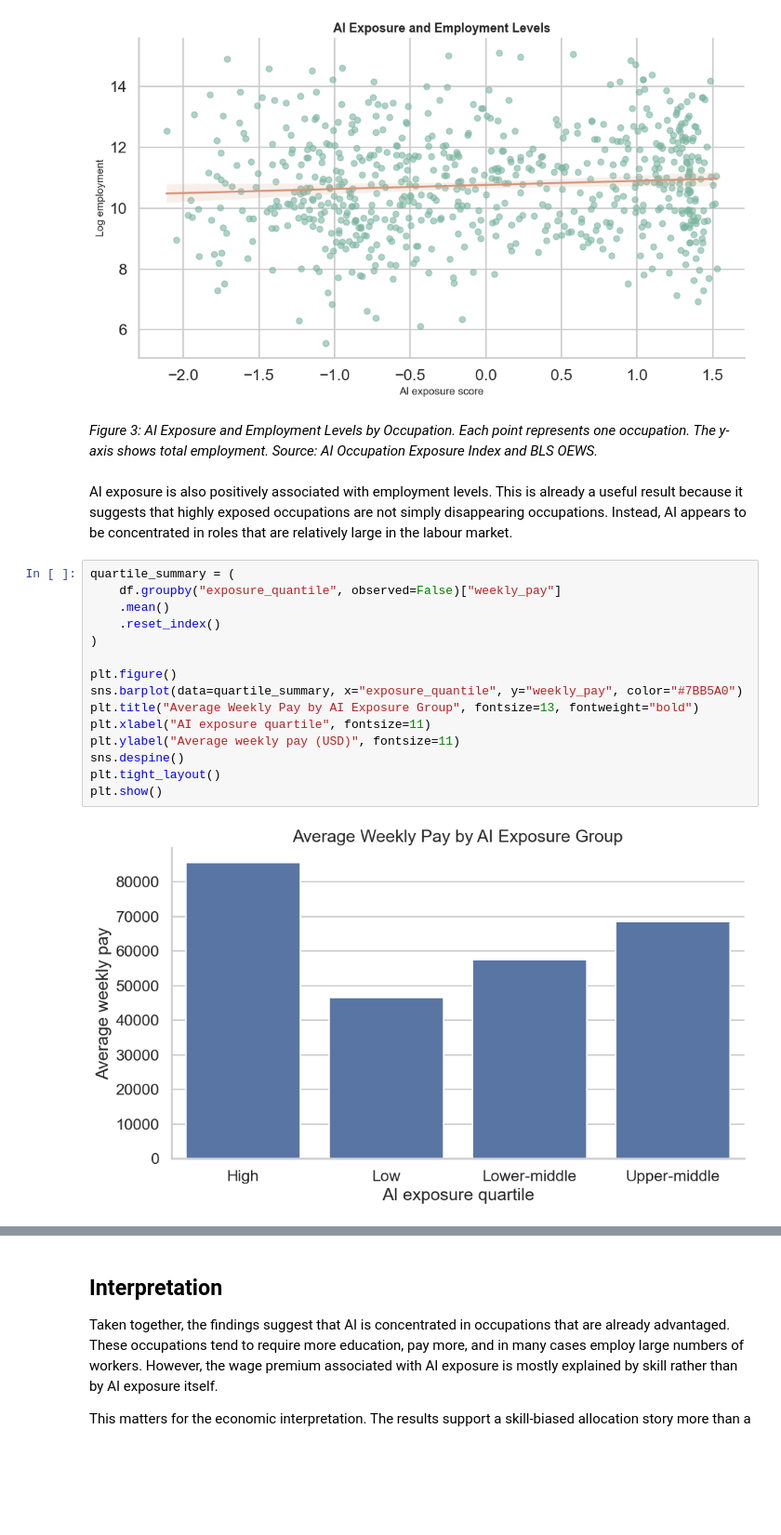
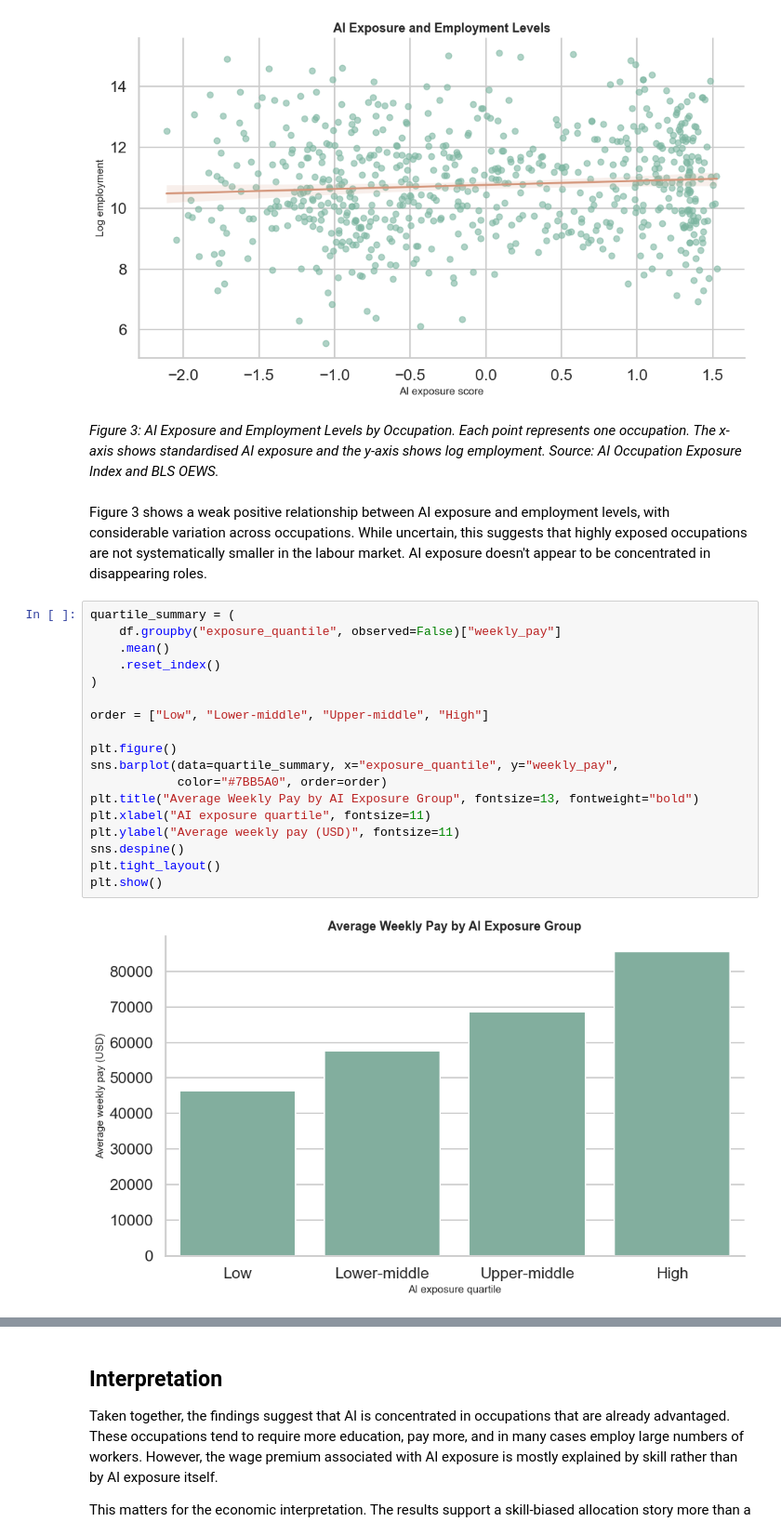
Before and after one commit to riyachandarana/Empirical-Project-2026, a Jupyter notebook: blog.ipynb, the cells around one changed output, grey strips where cells are left out. Shown at 93% size. Saved outputs shown, nothing was run; the diff lists cells and outputs as text; blank space fills up the shorter version.

Commit message:
Fix quartile bar chart order

```diff
--- a/blog.ipynb
+++ b/blog.ipynb
@@ -109,26 +102,27 @@ plt.show()
 # %% [output]
 [figure]
 # %% [markdown]
-*Figure 3: AI Exposure and Employment Levels by Occupation.
-Each point represents one occupation. The y-axis shows total employment.
-Source: AI Occupation Exposure Index and BLS OEWS.*
+*Figure 3: AI Exposure and Employment Levels by Occupation. Each point represents one occupation. The x-axis shows standardised AI exposure and the y-axis shows log employment. Source: AI Occupation Exposure Index and BLS OEWS.*
 # %% [markdown]
-AI exposure is also positively associated with employment levels. This is already a useful result because it suggests that highly exposed occupations are not simply disappearing occupations. Instead, AI appears to be concentrated in roles that are relatively large in the labour market.
+Figure 3 shows a weak positive relationship between AI exposure and employment levels, with considerable variation across occupations. While uncertain, this suggests that highly exposed occupations are not systematically smaller in the labour market. AI exposure doesn't appear to be concentrated in disappearing roles.
 # %%
 quartile_summary = (
     df.groupby("exposure_quantile", observed=False)["weekly_pay"]
     .mean()
     .reset_index()
 )
 
+order = ["Low", "Lower-middle", "Upper-middle", "High"]
+
 plt.figure()
-sns.barplot(data=quartile_summary, x="exposure_quantile", y="weekly_pay", color="#7BB5A0")
+sns.barplot(data=quartile_summary, x="exposure_quantile", y="weekly_pay",
+            color="#7BB5A0", order=order)
 plt.title("Average Weekly Pay by AI Exposure Group", fontsize=13, fontweight="bold")
 plt.xlabel("AI exposure quartile", fontsize=11)
 plt.ylabel("Average weekly pay (USD)", fontsize=11)
 sns.despine()
 plt.tight_layout()
 plt.show()
 # %% [output]
-[figure, old version]
+[figure, new version]
 # %% [markdown]
```
Also changed, not shown: parts of 30 cells of this notebook, 1 other file.
